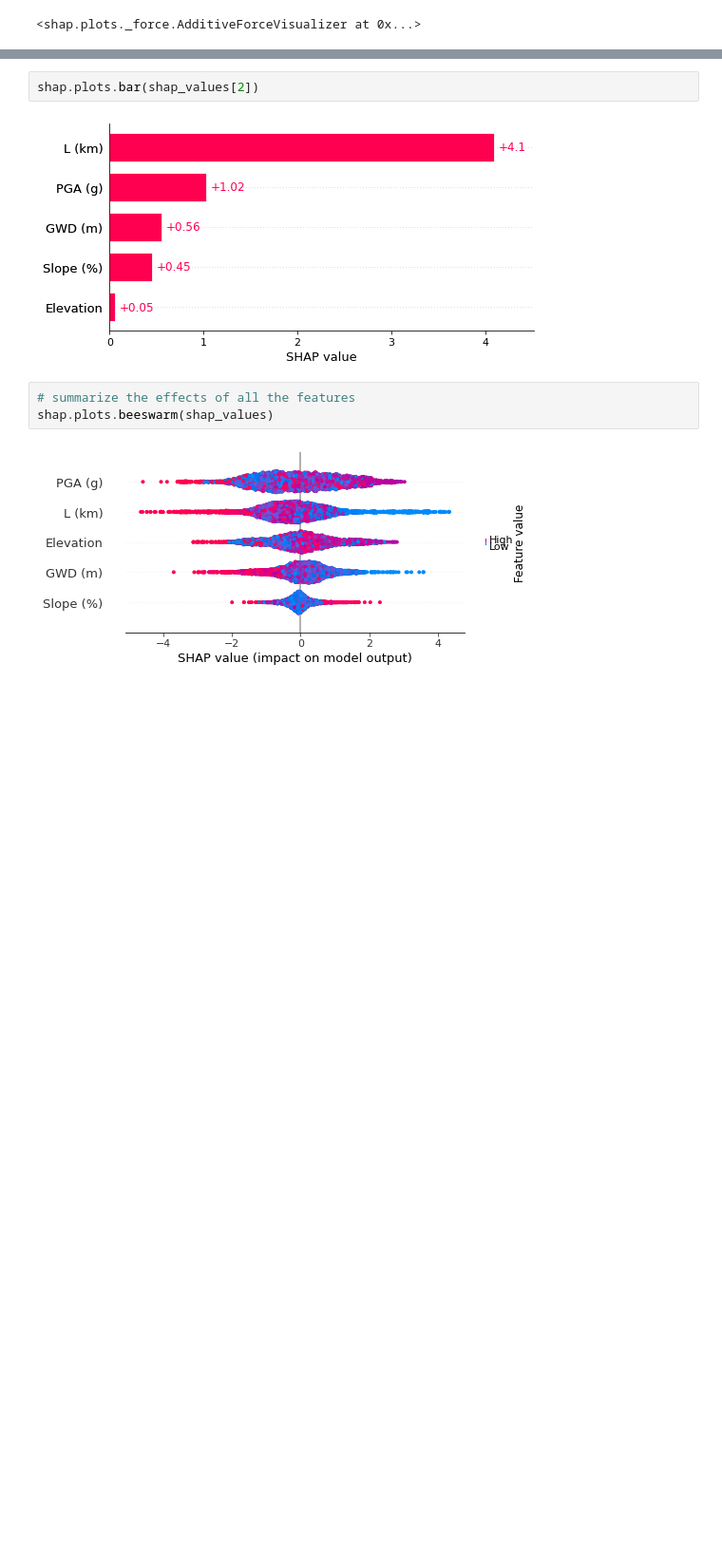
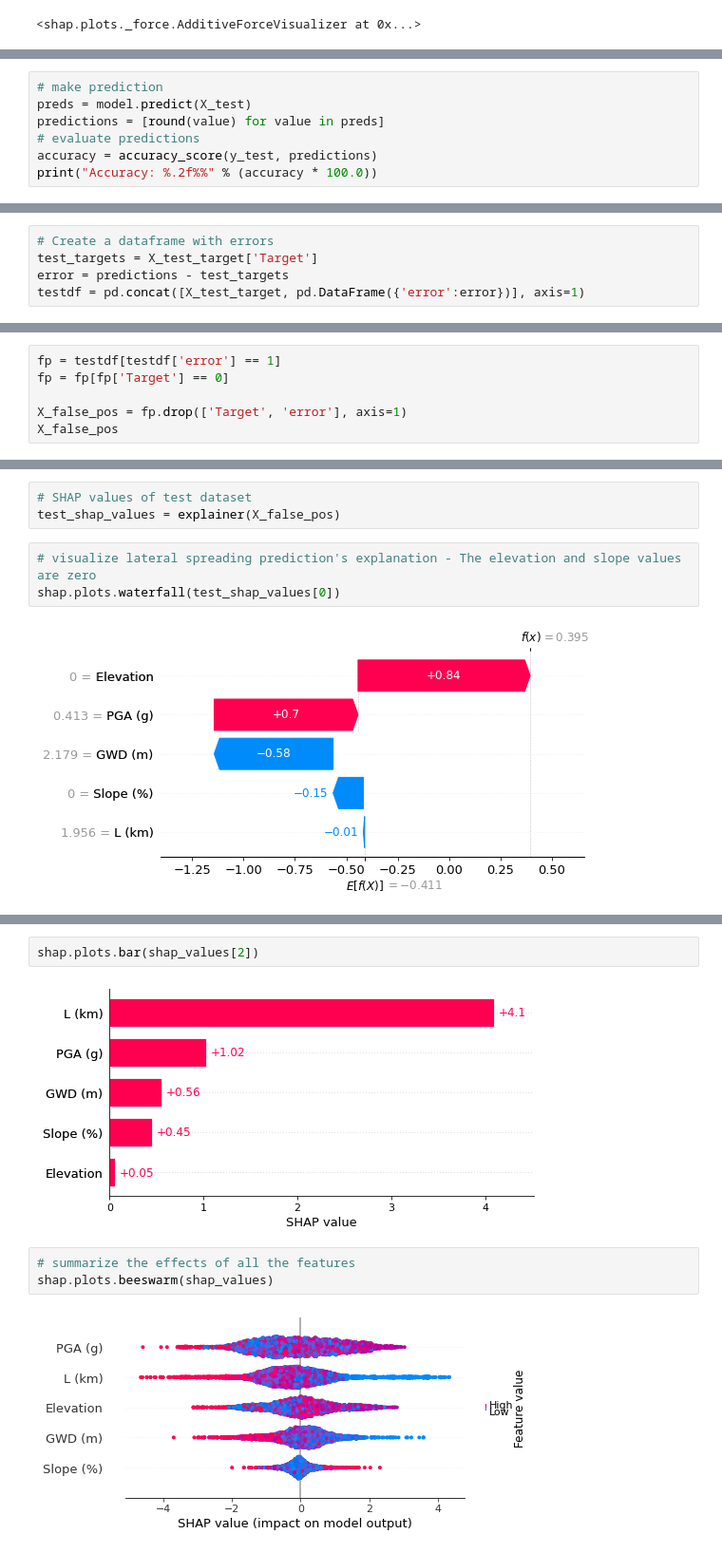
Before and after one commit to geoelements/xai-lateral-spreading, a Jupyter notebook: xgboost-classifier.ipynb, the cells around one changed output, grey strips where cells are left out. Shown at 95% size. Saved outputs shown, nothing was run; the diff lists cells and outputs as text; blank space fills up the shorter version.

Commit message:
False positive result investigation

```diff
--- a/xgboost-classifier.ipynb
+++ b/xgboost-classifier.ipynb
@@ -88,0 +95,7 @@ shap.plots.force(shap_values[2])
+# %%
+# make prediction
+preds = model.predict(X_test)
+predictions = [round(value) for value in preds]
+# evaluate predictions
+accuracy = accuracy_score(y_test, predictions)
+print("Accuracy: %.2f%%" % (accuracy * 100.0))
@@ -88,0 +104,5 @@ shap.plots.force(shap_values[2])
+# %%
+# Create a dataframe with errors
+test_targets = X_test_target['Target']
+error = predictions - test_targets
+testdf = pd.concat([X_test_target, pd.DataFrame({'error':error})], axis=1)
@@ -88,0 +111,6 @@ shap.plots.force(shap_values[2])
+# %%
+fp = testdf[testdf['error'] == 1]
+fp = fp[fp['Target'] == 0]
+
+X_false_pos = fp.drop(['Target', 'error'], axis=1)
+X_false_pos
@@ -88,0 +131,8 @@ shap.plots.force(shap_values[2])
+# %%
+# SHAP values of test dataset
+test_shap_values = explainer(X_false_pos)
+# %%
+# visualize lateral spreading prediction's explanation - The elevation and slope values are zero
+shap.plots.waterfall(test_shap_values[0])
+# %% [output]
+[figure, added]
```
Also changed, not shown: parts of 12 cells of this notebook.
